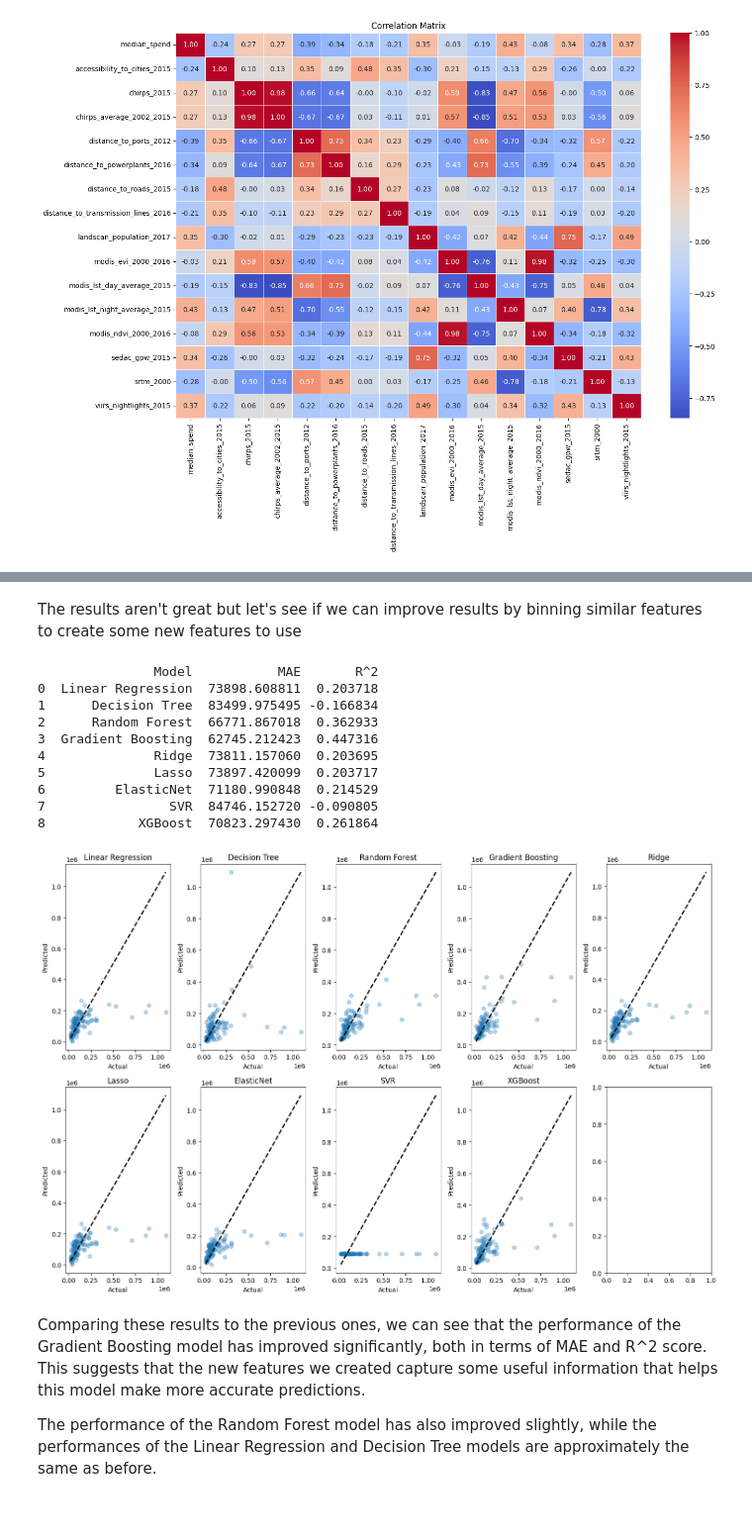
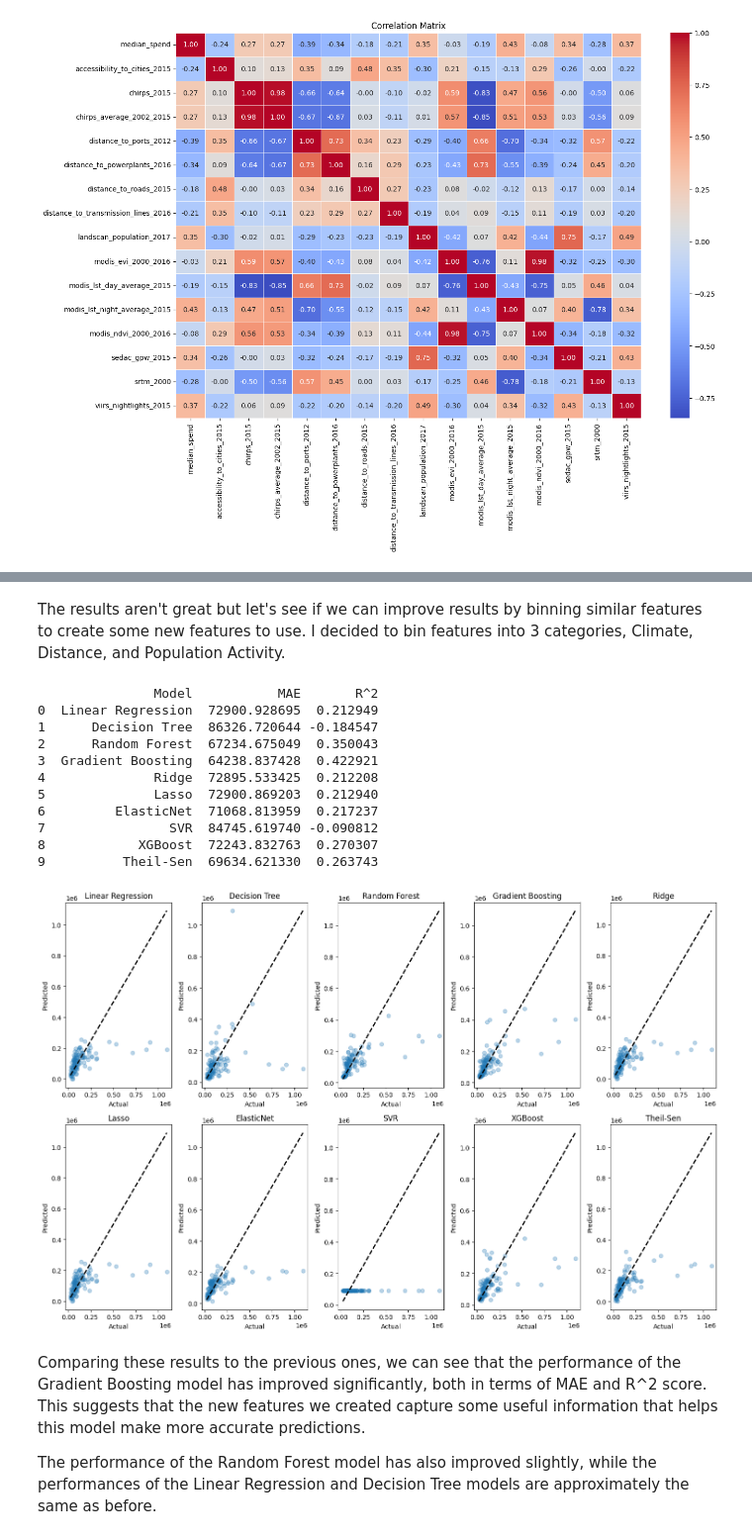
Before and after one commit to joeperrotta/Machine-Learning-with-Python, a Jupyter notebook: Fraym_interview.ipynb, the cells around one changed output, grey strips where cells are left out. Shown at 99% size. Saved outputs shown, nothing was run; the diff lists cells and outputs as text; code cells hidden in the pictures; blank space fills up the shorter version.

```diff
--- a/Fraym_interview.ipynb
+++ b/Fraym_interview.ipynb
@@ -4,16 +4,19 @@ Let's start by loading in the data, validating the data, and generating some bas
 import pandas as pd
 
 # Load the dataset
-data = pd.read_csv('/nga_median_spend_model_train_da.csv')
+data = pd.read_csv('nga_median_spend_model_train_da.csv')
+
+# Drop the index
+data = data.drop(columns=["Unnamed: 0"])
 
 # Display the first few rows of the dataset
 data.head()
 
 # Basic statistics
-data_stats = data.describe()
+#data_stats = data.describe()
 
 # Check for missing values
 missing_values = data.isnull().sum()
 
-data_stats, missing_values
+missing_values
 # %% [output]
@@ -116,8 +93,8 @@ The map provides some interesting insights:
 # %% [markdown]
 Next we'll make a correlation matrix to identify potentially important features
 # %%
-# Drop unnecessary columns
-data = data.drop(columns=["Unnamed: 0", "lat", "long"])
+# Drop
+data = data.drop(columns=["lat", "long"])
 
 # Correlation matrix
 corr_matrix = data.corr()
@@ -171,7 +145,7 @@ missing_values = data.isnull().sum()
 missing_values[missing_values > 0]
 
 
-from sklearn.linear_model import LinearRegression
+from sklearn.linear_model import LinearRegression, TheilSenRegressor
 from sklearn.tree import DecisionTreeRegressor
 from sklearn.ensemble import RandomForestRegressor, GradientBoostingRegressor
 from sklearn.metrics import mean_absolute_error, r2_score
@@ -189,7 +163,8 @@ models = [
     ("Lasso", Lasso(random_state=42)),
     ("ElasticNet", ElasticNet(random_state=42)),
     ("SVR", SVR()),
-    ("XGBoost", XGBRegressor(random_state=42, use_label_encoder=False, eval_metric='mlogloss'))
+    ("XGBoost", XGBRegressor(random_state=42, use_label_encoder=False, eval_metric='mlogloss')),
+    ("Theil-Sen", TheilSenRegressor(random_state=42))
 
 ]
 
@@ -245,5 +221,5 @@ plt.show()
 # %% [markdown]
-The results aren't great but let's see if we can improve results by binning similar features to create some new features to use
+The results aren't great but let's see if we can improve results by binning similar features to create some new features to use. I decided to bin features into 3 categories, Climate, Distance, and Population Activity.
 # %%
 # Import necessary libraries
 import pandas as pd
@@ -300,7 +276,8 @@ models = [
     ("Lasso", Lasso(random_state=42)),
     ("ElasticNet", ElasticNet(random_state=42)),
     ("SVR", SVR()),
-    ("XGBoost", XGBRegressor(random_state=42, use_label_encoder=False, eval_metric='mlogloss'))
+    ("XGBoost", XGBRegressor(random_state=42, use_label_encoder=False, eval_metric='mlogloss')),
+    ("Theil-Sen", TheilSenRegressor(random_state=42))
 
 ]
 
@@ -314,43 +291,44 @@ for name, model in models:
     # Predict on the test set
     y_pred = model.predict(X_test_scaled)
 
     # Compute the performance metrics
     mae = mean_absolute_error(y_test, y_pred)
     r2 = r2_score(y_test, y_pred)
 
     results.append((name, mae, r2))
 
 # Convert the results to a DataFrame for easier viewing
 results_df = pd.DataFrame(results, columns=["Model", "MAE", "R^2"])
 print(results_df)
 
 fig, axs = plt.subplots(2, 5, figsize=(15, 10))
 
 axs = axs.ravel()
 
 for i, (name, model) in enumerate(models):
     y_pred = model.predict(X_test_scaled)
 
     axs[i].scatter(y_test, y_pred, alpha=0.3)
     axs[i].plot([y_test.min(), y_test.max()], [y_test.min(), y_test.max()], 'k--', lw=2)
     axs[i].set_xlabel('Actual')
     axs[i].set_ylabel('Predicted')
     axs[i].set_title(name)
 
 plt.tight_layout()
 plt.show()
 # %% [output]
                Model           MAE       R^2
-0  Linear Regression  73898.608811  0.203718
-1      Decision Tree  83499.975495 -0.166834
-2      Random Forest  66771.867018  0.362933
-3  Gradient Boosting  62745.212423  0.447316
-4              Ridge  73811.157060  0.203695
-5              Lasso  73897.420099  0.203717
-6         ElasticNet  71180.990848  0.214529
-7                SVR  84746.152720 -0.090805
-8            XGBoost  70823.297430  0.261864
+0  Linear Regression  72900.928695  0.212949
+1      Decision Tree  86326.720644 -0.184547
+2      Random Forest  67234.675049  0.350043
+3  Gradient Boosting  64238.837428  0.422921
+4              Ridge  72895.533425  0.212208
+5              Lasso  72900.869203  0.212940
+6         ElasticNet  71068.813959  0.217237
+7                SVR  84745.619740 -0.090812
+8            XGBoost  72243.832763  0.270307
+9          Theil-Sen  69634.621330  0.263743
-[figure, old version]
+[figure, new version]
 # %% [markdown]
 Comparing these results to the previous ones, we can see that the performance of the Gradient Boosting model has improved significantly, both in terms of MAE and R^2 score. This suggests that the new features we created capture some useful information that helps this model make more accurate predictions.
 
```
Also changed, not shown: parts of 11 cells of this notebook.
